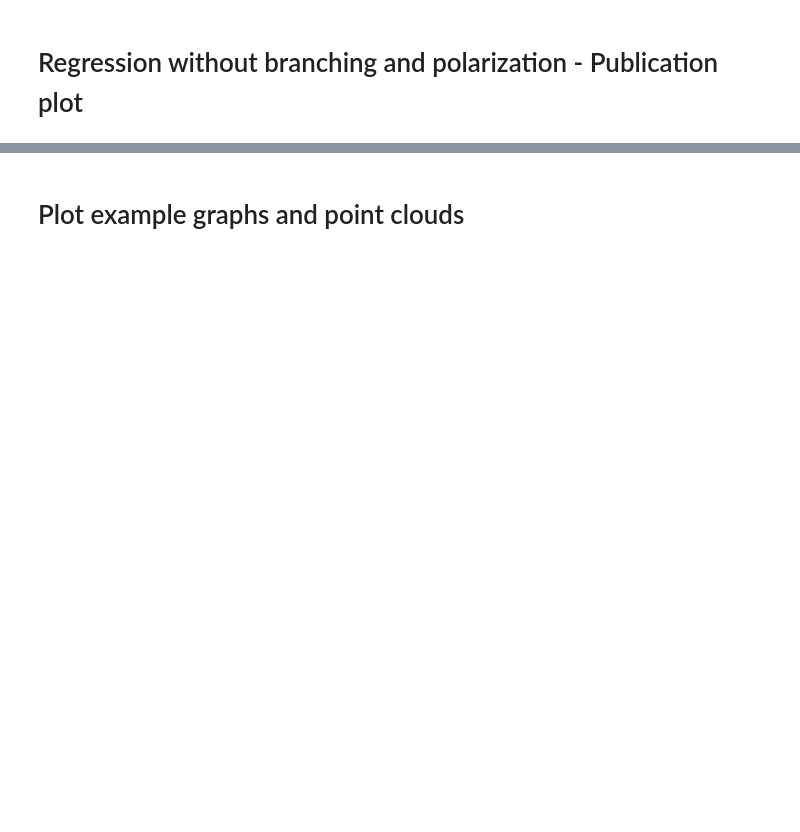
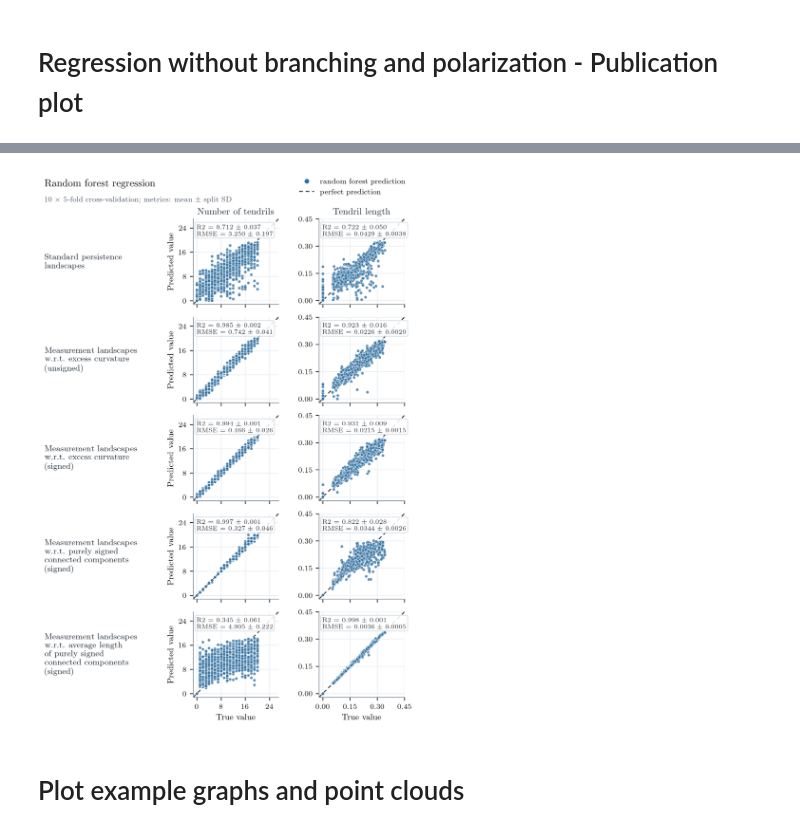
Before and after one commit to leonrenkin/PersForest, a Jupyter notebook: examples/tendril_regression/loop_tendril_regression.ipynb, the cells around one changed output, grey strips where cells are left out. Cells and saved outputs as stored; diff of their text form; code cells hidden in the pictures; blank space fills up the shorter version.

Commit message:
added cross validation to tendril regression

```diff
--- a/examples/tendril_regression/loop_tendril_regression.ipynb
+++ b/examples/tendril_regression/loop_tendril_regression.ipynb
@@ -178,6 +258,10 @@ publication_labels = [
     "tendril_count",
     "avg_tendril_length"]
 publication_targets = targets
+column_xy_max = {
+    "n_tendrils": 27.0,
+    "tendril_length": 0.45,
+}
 
 feature_titles = {
     "standard_landscapes": "Standard persistence\nlandscapes",
@@ -226,9 +310,14 @@ for target in publication_targets:
         values.extend([np.asarray(y_true), np.asarray(y_pred)])
     values = np.concatenate(values)
     low = float(np.nanmin(values))
-    high = float(np.nanmax(values))
-    padding = 0.06 * (high - low) if high > low else 1.0
-    column_limits[target] = (low - padding, high + padding)
+    data_high = float(np.nanmax(values))
+    padding = 0.06 * (data_high - low) if data_high > low else 1.0
+    configured_high = float(column_xy_max[target])
+    if configured_high < data_high:
+        raise ValueError(
+            f"Configured axis maximum {configured_high} for {target!r} would clip data up to {data_high}"
+        )
+    column_limits[target] = (low - padding, configured_high)
 
 point_color = "#2f6f9f"
 identity_color = "#202020"
@@ -268,10 +357,15 @@ for row_index, feature_label in enumerate(publication_labels):
             ax.spines[spine].set_linewidth(0.8)
 
         metric_row = metric_lookup.loc[(feature_label, target)]
+        rmse_decimals = 3 if target == "n_tendrils" else 4
         ax.text(
             0.04,
             0.94,
-            f"R2 = {metric_row['r2']:.3f}\nRMSE = {metric_row['rmse']:.3f}",
+            (
+                f"R2 = {metric_row['r2_mean']:.3f} $\\pm$ {metric_row['r2_sd']:.3f}\n"
+                f"RMSE = {metric_row['rmse_mean']:.{rmse_decimals}f} $\\pm$ "
+                f"{metric_row['rmse_sd']:.{rmse_decimals}f}"
+            ),
             transform=ax.transAxes,
             ha="left",
             va="top",
@@ -309,34 +403,45 @@ for row_index, feature_label in enumerate(publication_labels):
     fig.text(
         0.07,
         (position.y0 + position.y1) / 2,
         feature_titles.get(feature_label, feature_label.replace("_", " ").title()),
         ha="left",
         va="center",
         #fontweight="bold",
         color="#1f2933",
     )
 
 fig.suptitle(
     "Random forest regression",
     x=0.07,
     y=0.986,
     ha="left",
     fontweight="bold",
 )
+fig.text(
+    0.07,
+    0.955,
+    "10 $\\times$ 5-fold cross-validation; metrics: mean $\\pm$ split SD",
+    ha="left",
+    va="top",
+    fontsize=8,
+    color="#4b5563",
+)
 fig.legend(
     handles=[
-        Line2D([0], [0], marker="o", color="none", markerfacecolor=point_color, markeredgecolor="white", markersize=6, label="test data"),
+        Line2D([0], [0], marker="o", color="none", markerfacecolor=point_color, markeredgecolor="white", markersize=6, label="random forest prediction"),
         Line2D([0], [0], color=identity_color, linestyle=(0, (4, 3)), linewidth=1.0, label="perfect prediction"),
     ],
     loc="upper right",
     bbox_to_anchor=(0.955, 1),
     frameon=False,
     #fontsize=8.5,
 )
 
 plt.savefig("outputs/tendril_regression.pdf", dpi=300)
 plt.savefig("outputs/single_uniform_regression_plot.png", dpi=300)
 plt.show()
+# %% [output]
+[figure, added]
 # %% [markdown]
 # Plot example graphs and point clouds
 # %%
```
Also changed, not shown: parts of 4 cells of this notebook, 2 other files.
